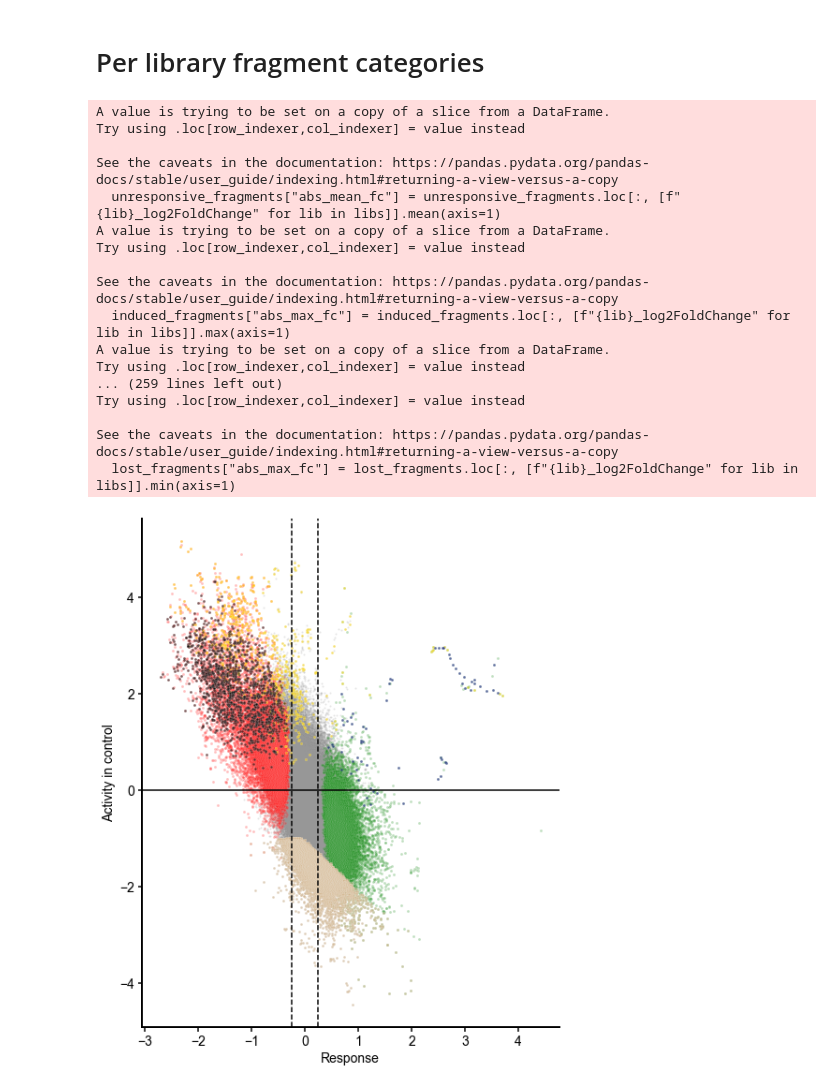
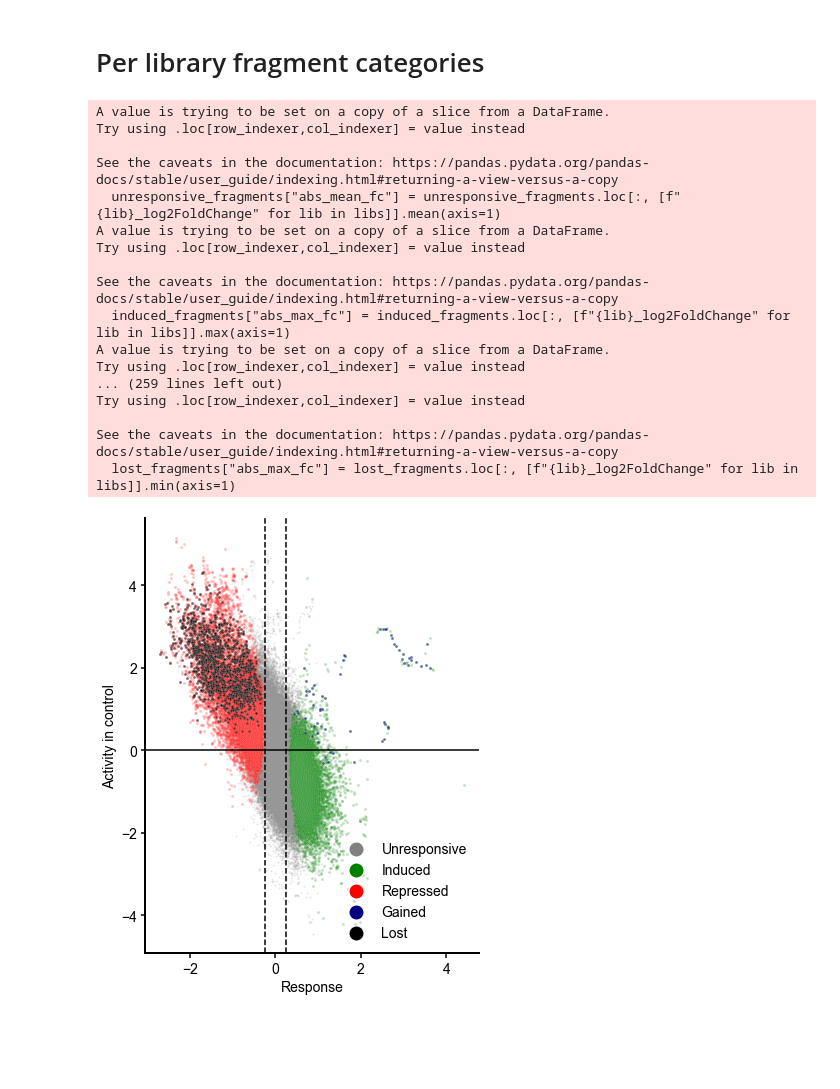
Before and after one commit to deeprob/starrseq_results, a Jupyter notebook: 2_categorize_fragments_on_activity/notebooks/4_category_define.ipynb, the cells around one changed output. Saved outputs shown, nothing was run; the diff lists cells and outputs as text; code cells hidden in the pictures; blank space fills up the shorter version.

```diff
--- a/2_categorize_fragments_on_activity/notebooks/4_category_define.ipynb
+++ b/2_categorize_fragments_on_activity/notebooks/4_category_define.ipynb
@@ -63,21 +65,35 @@ def get_fragment_categories(df, libs):
 # %%
 def plot_fragment_category(
     unresponsive_fragments, induced_fragments, repressed_fragments, always_active_fragments, always_inactive_fragments, gained_fragments, lost_fragments,
-    sf=4, figsize=(8, 10), xlim=(-4, 4), ylim=(-5, 6)):
+    sf=4, figsize=(8, 10), xlim=(-4, 4), ylim=(-5, 6), plot_active_inactive=True):
     fig, axes = plt.subplots(figsize=figsize)
     sns.scatterplot(data=unresponsive_fragments, y="CC", x="abs_mean_fc", s=1*sf, alpha=0.2, color="grey", ax=axes, rasterized=True)
     sns.scatterplot(data=induced_fragments, y="CC", x="abs_max_fc", s=2*sf, alpha=0.25, color="green", ax=axes, rasterized=True)
     sns.scatterplot(data=repressed_fragments, y="CC", x="abs_max_fc", s=2*sf, alpha=0.25, color="red", ax=axes, rasterized=True)
-    sns.scatterplot(data=always_active_fragments, y="CC", x="abs_max_fc", s=2*sf, alpha=0.5, color="gold", ax=axes, rasterized=True)
-    sns.scatterplot(data=always_inactive_fragments, y="CC", x="abs_max_fc", s=2*sf, alpha=0.5, color="tan", ax=axes, rasterized=True)
     sns.scatterplot(data=gained_fragments, y="CC", x="abs_max_fc", s=2*sf, alpha=0.5, color="navy", ax=axes, rasterized=True)
     sns.scatterplot(data=lost_fragments, y="CC", x="abs_max_fc", s=2*sf, alpha=0.5, color="k", ax=axes, rasterized=True)
+    if plot_active_inactive:
+        sns.scatterplot(data=always_active_fragments, y="CC", x="abs_max_fc", s=2*sf, alpha=0.5, color="gold", ax=axes, rasterized=True)
+        sns.scatterplot(data=always_inactive_fragments, y="CC", x="abs_max_fc", s=2*sf, alpha=0.5, color="tan", ax=axes, rasterized=True)
     axes.axhline(0, color="k")
     axes.axvline(0.25, color="k", ls="--")
     axes.axvline(-0.25, color="k", ls="--")
     # axes.set_xlim(*xlim)
     # axes.set_ylim(*ylim)
+    legend_elements = [
+        Line2D([0], [0], marker='o', color='w', label='Unresponsive', markerfacecolor='grey', markersize=15),
+        Line2D([0], [0], marker='o', color='w', label='Induced', markerfacecolor='green', markersize=15),
+        Line2D([0], [0], marker='o', color='w', label='Repressed', markerfacecolor='red', markersize=15),
+        Line2D([0], [0], marker='o', color='w', label='Gained', markerfacecolor='navy', markersize=15),
+        Line2D([0], [0], marker='o', color='w', label='Lost', markerfacecolor='k', markersize=15),
+        ]
+    if plot_active_inactive:
+        legend_elements.extend([
+            Line2D([0], [0], marker='o', color='w', label='Always active', markerfacecolor='gold', markersize=15),
+            Line2D([0], [0], marker='o', color='w', label='Always inactive', markerfacecolor='tan', markersize=15),
+        ])
     axes.spines[['right', 'top']].set_visible(False)
+    axes.legend(handles=legend_elements, loc='lower right', frameon=False)
     axes.set_xlabel("Response")
     axes.set_ylabel("Activity in control")
     return fig, axes
@@ -113,25 +129,25 @@ save_pdf(save_file, fig)
 # %%
 for lib in libs:
     unresponsive_fragments, induced_fragments, repressed_fragments, always_active_fragments, always_inactive_fragments, gained_fragments, lost_fragments = get_fragment_categories(df, [lib])
-    fig, ax = plot_fragment_category(unresponsive_fragments, induced_fragments, repressed_fragments, always_active_fragments, always_inactive_fragments, gained_fragments, lost_fragments)
+    fig, ax = plot_fragment_category(unresponsive_fragments, induced_fragments, repressed_fragments, always_active_fragments, always_inactive_fragments, gained_fragments, lost_fragments, plot_active_inactive=False, figsize=(6,8))
     save_file = f"../data/figures/fragment_categories/{lib}_fragment_categories.pdf"
     save_pdf(save_file, fig)
 # %% [output]
 A value is trying to be set on a copy of a slice from a DataFrame.
 Try using .loc[row_indexer,col_indexer] = value instead
 
 See the caveats in the documentation: https://pandas.pydata.org/pandas-docs/stable/user_guide/indexing.html#returning-a-view-versus-a-copy
   unresponsive_fragments["abs_mean_fc"] = unresponsive_fragments.loc[:, [f"{lib}_log2FoldChange" for lib in libs]].mean(axis=1)
 A value is trying to be set on a copy of a slice from a DataFrame.
 Try using .loc[row_indexer,col_indexer] = value instead
 
 See the caveats in the documentation: https://pandas.pydata.org/pandas-docs/stable/user_guide/indexing.html#returning-a-view-versus-a-copy
   induced_fragments["abs_max_fc"] = induced_fragments.loc[:, [f"{lib}_log2FoldChange" for lib in libs]].max(axis=1)
 A value is trying to be set on a copy of a slice from a DataFrame.
 Try using .loc[row_indexer,col_indexer] = value instead
 ... (259 lines left out)
 Try using .loc[row_indexer,col_indexer] = value instead
 
 See the caveats in the documentation: https://pandas.pydata.org/pandas-docs/stable/user_guide/indexing.html#returning-a-view-versus-a-copy
   lost_fragments["abs_max_fc"] = lost_fragments.loc[:, [f"{lib}_log2FoldChange" for lib in libs]].min(axis=1)
-[figure, old version]
+[figure, new version]
```
Also changed, not shown: parts of 4 cells of this notebook, 1 other file.
